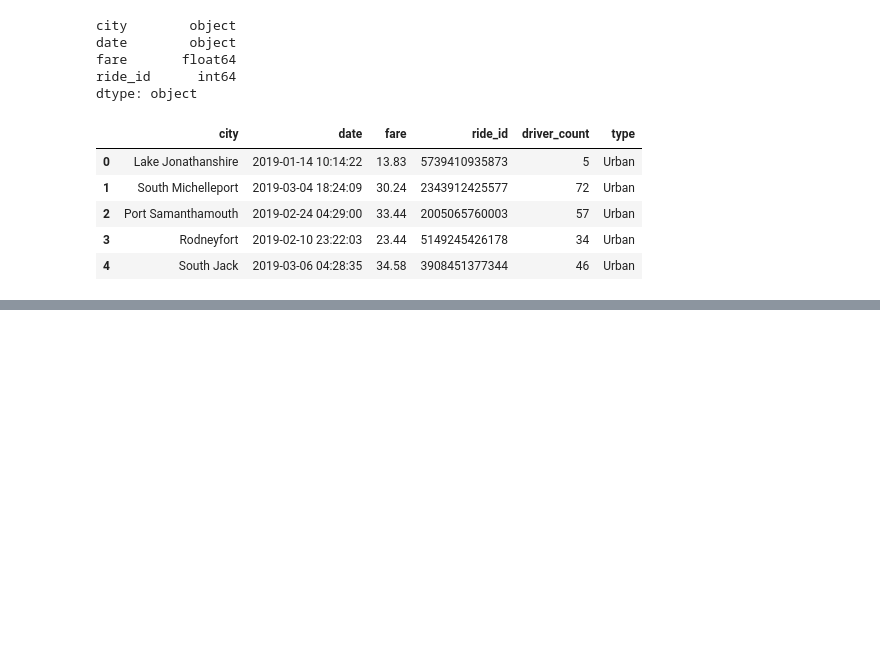
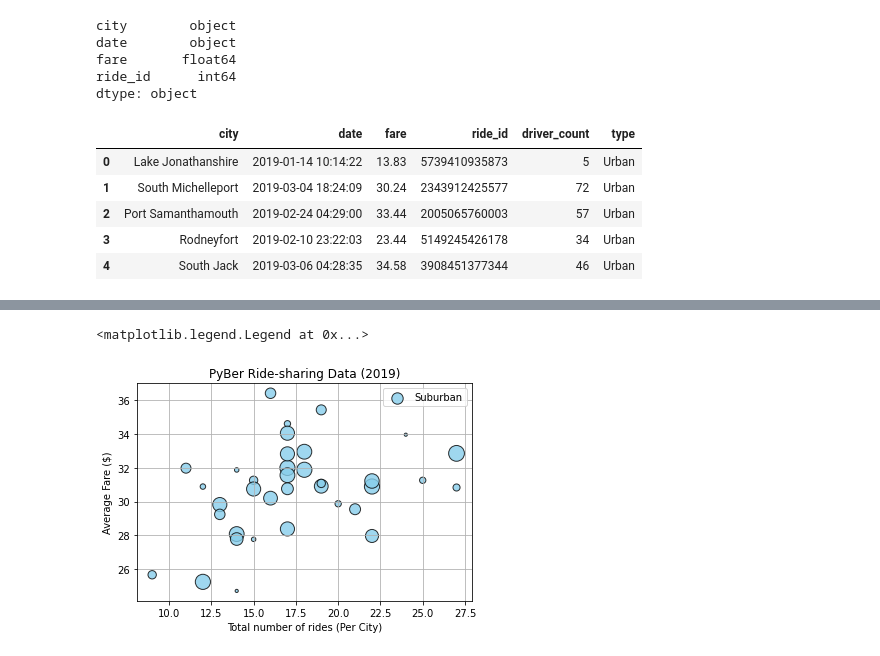
Before and after one commit to giseledoan/PyBer_Analysis, a Jupyter notebook: PyBer.ipynb, the cells around one changed output, grey strips where cells are left out. Saved outputs shown, nothing was run; the diff lists cells and outputs as text; code cells hidden in the pictures; blank space fills up the shorter version.

```diff
--- a/PyBer.ipynb
+++ b/PyBer.ipynb
@@ -127,0 +139,4 @@ pyber_data_df.head()
+# %%
+# Create Suburban city dataframe (by filtering pyber_data_df)
+suburban_cities_df = pyber_data_df[pyber_data_df["type"]=="Suburban"]
+suburban_cities_df.head()
@@ -127,0 +173,4 @@ pyber_data_df.head()
+# %%
+# Suburban: Create a data series to count the number of rides each city
+suburban_ride_count = suburban_cities_df.groupby(["city"]).count()["ride_id"]
+suburban_ride_count.head()
@@ -127,0 +209,4 @@ pyber_data_df.head()
+# %%
+# Suburban: get the average fare for each city
+suburban_avg_fare = suburban_cities_df.groupby(["city"]).mean()["fare"]
+suburban_avg_fare.head()
@@ -127,0 +245,4 @@ pyber_data_df.head()
+# %%
+# Suburban: get the average number of driver for each city
+suburban_driver_count = suburban_cities_df.groupby(["city"]).mean()["driver_count"]
+suburban_driver_count.head()
@@ -127,0 +280,11 @@ pyber_data_df.head()
+# %%
+# Create the suburban cities bubble chart
+plt.scatter(suburban_ride_count, suburban_avg_fare, s= 10*suburban_driver_count, c="skyblue", alpha= 0.8, edgecolor="black", linewidths=1, label="Suburban")
+plt.title("PyBer Ride-sharing Data (2019)")
+plt.xlabel("Total number of rides (Per City)")
+plt.ylabel("Average Fare ($)")
+plt.grid(True)
+plt.legend()
+# %% [output]
+<matplotlib.legend.Legend at 0x...>
+[figure, added]
```
Also changed, not shown: parts of 15 cells of this notebook, 1 other file.
